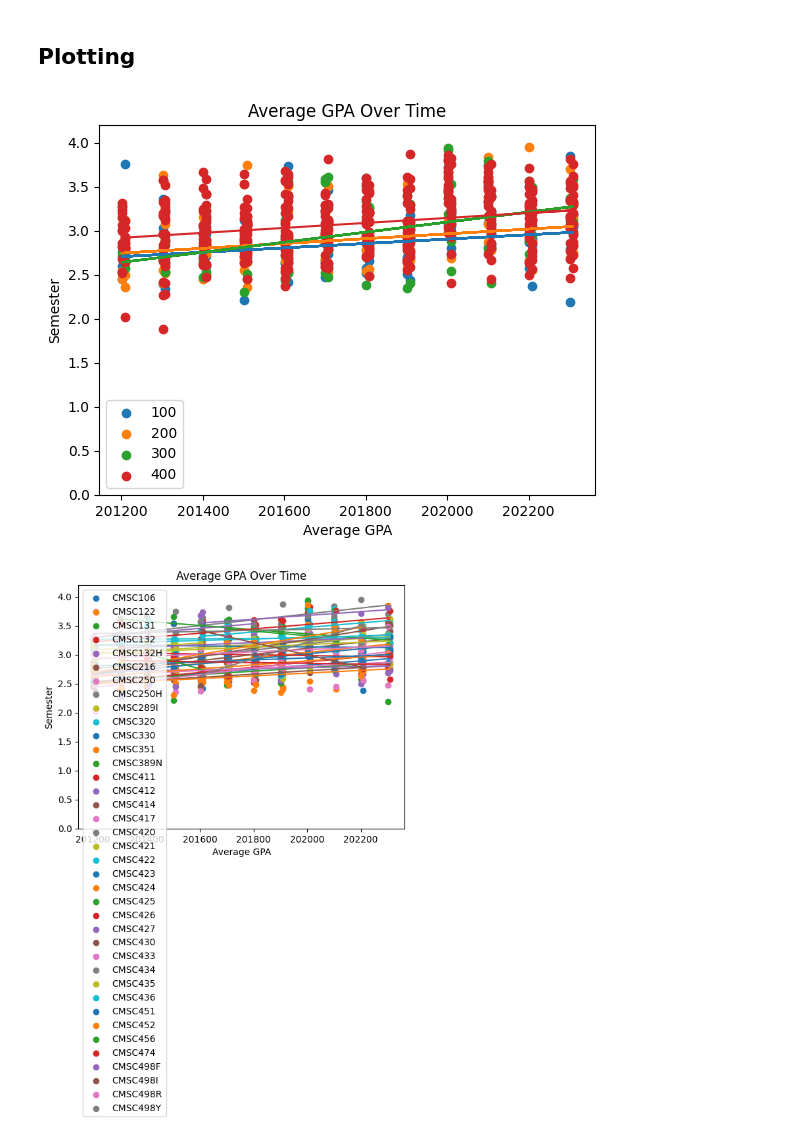
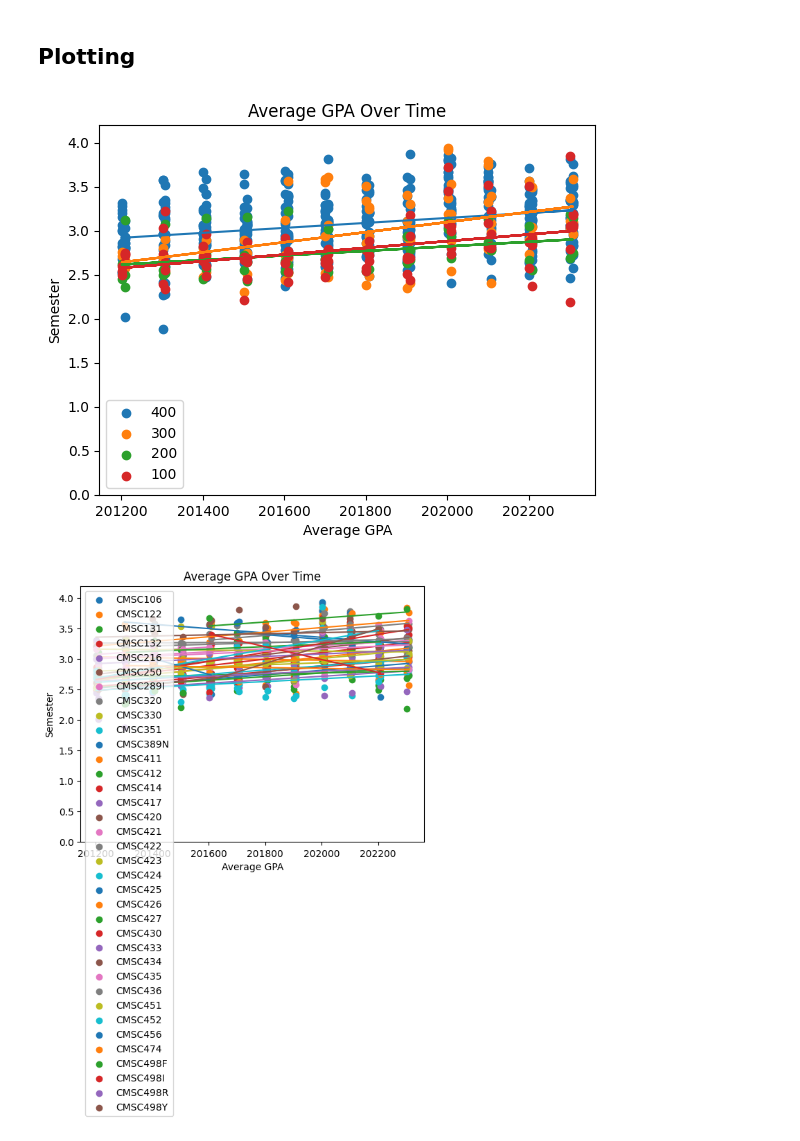
Before and after one commit to jihyopark/cmsc320-final-tutorial, a Jupyter notebook: final_tutorial.ipynb, the cells around one changed output. Saved outputs shown, nothing was run; the diff lists cells and outputs as text; code cells hidden in the pictures.

Commit message:
honors fixed

```diff
--- a/final_tutorial.ipynb
+++ b/final_tutorial.ipynb
@@ -81,22 +81,31 @@ Preprocessing the data
 df = pd.DataFrame()
 
 for x in courses:
-    grade_data = pd.read_json(f'./data/{x}.json')
-    grade_data.drop(columns=['professor', 'section', "Other", "W"], inplace=True)
-    grade_data = grade_data.groupby(['semester']).sum().reset_index()
-    grade_data['students'] = grade_data[grades].sum(axis=1)
-    grade_data.drop(grade_data[grade_data['students'] == 0].index, inplace=True)
+    # we skip honors course in order to combine with non-honors equivalent course
+    if x[-1] != 'H':
+        grade_data = pd.read_json(f'./data/{x}.json')
+        grade_data.drop(columns=['course', 'professor', 'section', "Other", "W"], inplace=True)
+        grade_data = grade_data.groupby(['semester']).sum().reset_index()
+        grade_data['students'] = grade_data[grades].sum(axis=1)
+        grade_data.drop(grade_data[grade_data['students'] == 0].index, inplace=True)
 
-    avg_gpa = []
-    for index, row in grade_data.iterrows():
-        avg_gpa.append(np.dot(row[grades], gpas) / row['students'])
+        if x + 'H' in courses:
+            honors_data = pd.read_json(f'./data/{x}H.json')
+            honors_data.drop(columns=['course', 'professor', 'section', "Other", "W"], inplace=True)
+            honors_data = honors_data.groupby(['semester']).sum().reset_index()
+            honors_data['students'] = honors_data[grades].sum(axis=1)
+            grade_data = pd.concat([grade_data,honors_data]).groupby(['semester']).sum().reset_index()
 
-    grade_data['avg_gpa'] = avg_gpa
-    grade_data.drop(columns=grades, inplace=True)
-    grade_data['course'] = x
-    grade_data['level'] = int(x[4]) * 100
+        avg_gpa = []
+        for index, row in grade_data.iterrows():
+            avg_gpa.append(np.dot(row[grades], gpas) / row['students'])
 
-    df = pd.concat([df, grade_data])
+        grade_data['avg_gpa'] = avg_gpa
+        grade_data.drop(columns=grades, inplace=True)
+        grade_data['course'] = x
+        grade_data['level'] = int(x[4]) * 100
+
+        df = pd.concat([df, grade_data])
 
 df = df.reset_index()
 df.drop(columns=['index'], inplace=True)
@@ -124,7 +133,7 @@ df.head(20)
 # %%
 import matplotlib.pyplot as plt  # type: ignore
 
-for level in [100,200,300,400]:
+for level in [400,300,200,100]:
     course_data = df.loc[df["level"] == level]
 
     x = course_data["semester"]
@@ -143,27 +152,29 @@ plt.ylim(0, 4.2)
 
 plt.show()
 # %% [output]
-[figure, old version]
+[figure, new version]
 # %%
 import matplotlib.pyplot as plt  # type: ignore
 
-for course in courses:
+combined_courses = filter(lambda x : x[-1] != 'H', courses)
+
+for course in combined_courses:
     course_data = df[df["course"] == course]
 
     x = course_data["semester"]
     y = course_data["avg_gpa"]
 
     plt.scatter(x, y, label=course)
 
     m, b = np.polyfit(x, y, 1)
     plt.plot(x, m * x + b)
 
 plt.title("Average GPA Over Time")
 plt.ylabel('Semester')
 plt.xlabel('Average GPA')
 plt.legend()
 plt.ylim(0, 4.2)
 
 plt.show()
 # %% [output]
-[figure, old version]
+[figure, new version]
```
Also changed, not shown: parts of 1 cell of this notebook.
